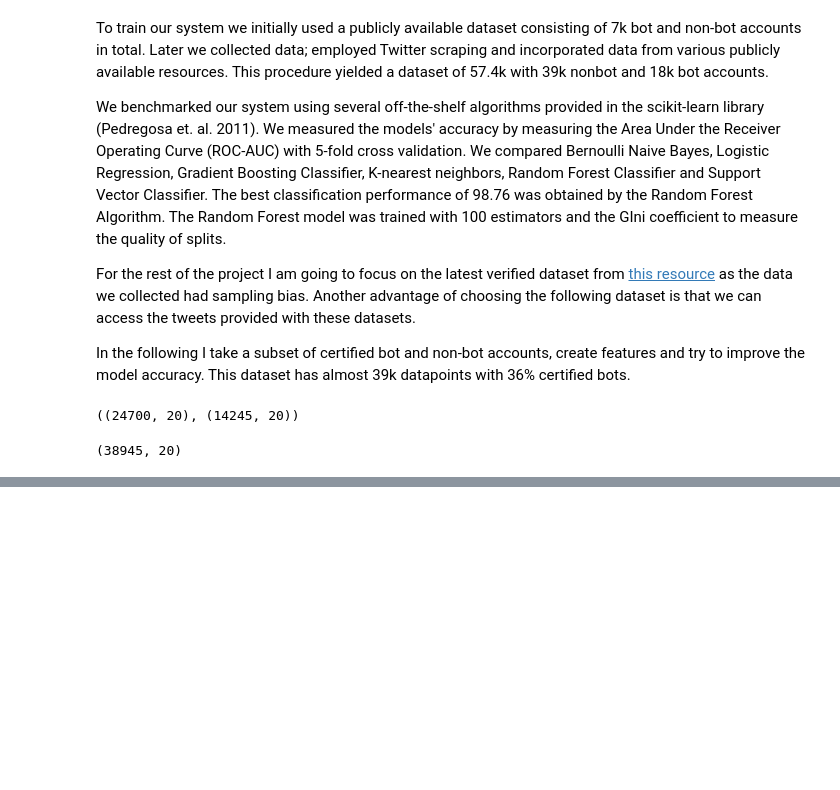
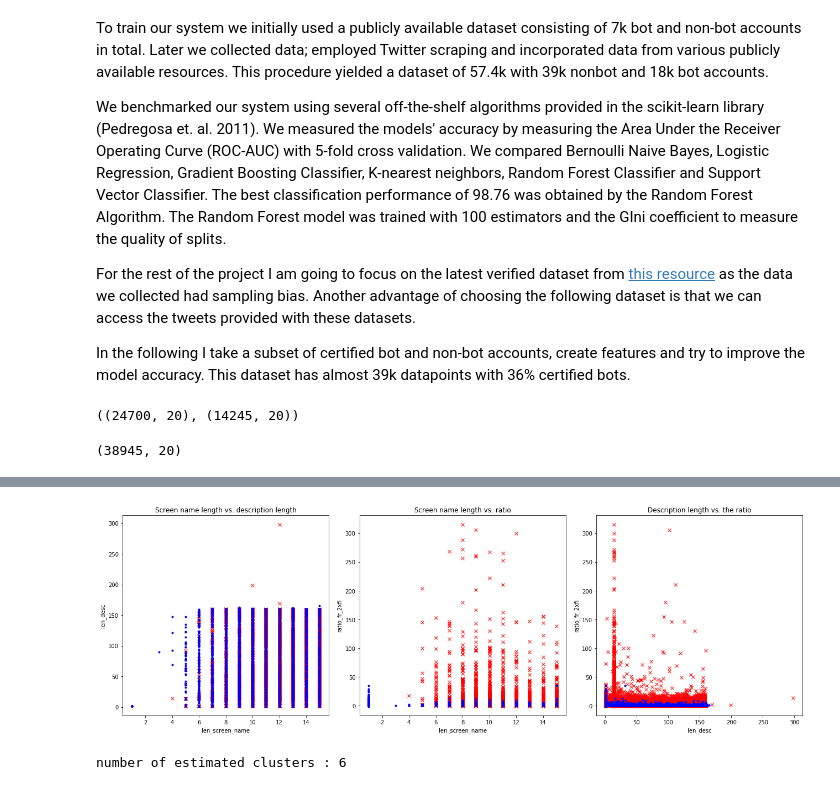
Before and after one commit to PriyankaBiswas/Data-Science, a Jupyter notebook: U3_capstone/Twitter_bot_detection_capstone_draft-part2.ipynb, the cells around one changed output, grey strips where cells are left out. Cells and saved outputs as stored; diff of their text form; code cells hidden in the pictures; blank space fills up the shorter version.

```diff
--- a/U3_capstone/Twitter_bot_detection_capstone_draft-part2.ipynb
+++ b/U3_capstone/Twitter_bot_detection_capstone_draft-part2.ipynb
@@ -228,0 +474,28 @@ df_cert.head()
+# %%
+plt.figure(figsize=(18, 6))
+
+plt.subplot(1,3,1)
+plt.plot(X_train[X_train.bot==True][cluster_cols[0]].values, X_train[X_train.bot==True][cluster_cols[1]].values,  'rx')
+plt.plot(X_train[X_train.bot==False][cluster_cols[0]].values, X_train[X_train.bot==False][cluster_cols[1]].values, 'b.')
+plt.xlabel(cluster_cols[0])
+plt.ylabel(cluster_cols[1])
+plt.title('Screen name length vs. description length')
+
+plt.subplot(1,3,2)
+plt.plot(X_train[X_train.bot==True][cluster_cols[0]].values, X_train[X_train.bot==True][cluster_cols[2]].values,  'rx')
+plt.plot(X_train[X_train.bot==False][cluster_cols[0]].values, X_train[X_train.bot==False][cluster_cols[2]].values, 'b.')
+plt.xlabel(cluster_cols[0])
+plt.ylabel(cluster_cols[2])
+plt.title('Screen name length vs. ratio')
+
+
+plt.subplot(1,3,3)
+plt.plot(X_train[X_train.bot==True][cluster_cols[1]].values, X_train[X_train.bot==True][cluster_cols[2]].values,  'rx')
+plt.plot(X_train[X_train.bot==False][cluster_cols[1]].values, X_train[X_train.bot==False][cluster_cols[2]].values, 'b.')
+plt.xlabel(cluster_cols[1])
+plt.ylabel(cluster_cols[2])
+plt.title('Description length vs. the ratio')
+plt.tight_layout()
+plt.show()
+# %% [output]
+[figure, added]
@@ -228,0 +510,21 @@ df_cert.head()
+# %%
+# Compute clustering with MeanShift
+
+# The following bandwidth can be automatically detected using
+
+
+bandwidth = estimate_bandwidth(X_train_log[cluster_cols], quantile=0.2, n_samples=500)
+
+ms = MeanShift(bandwidth=bandwidth, bin_seeding=True)
+X_train_log[cluster_cols]
+
+ms.fit(X_train_log[cluster_cols])
+labels = ms.labels_
+cluster_centers = ms.cluster_centers_
+
+labels_unique = np.unique(labels)
+n_clusters_ = len(labels_unique)
+
+print("number of estimated clusters : %d" % n_clusters_)
+# %% [output]
+number of estimated clusters : 6
```
Also changed, not shown: parts of 60 cells of this notebook.
